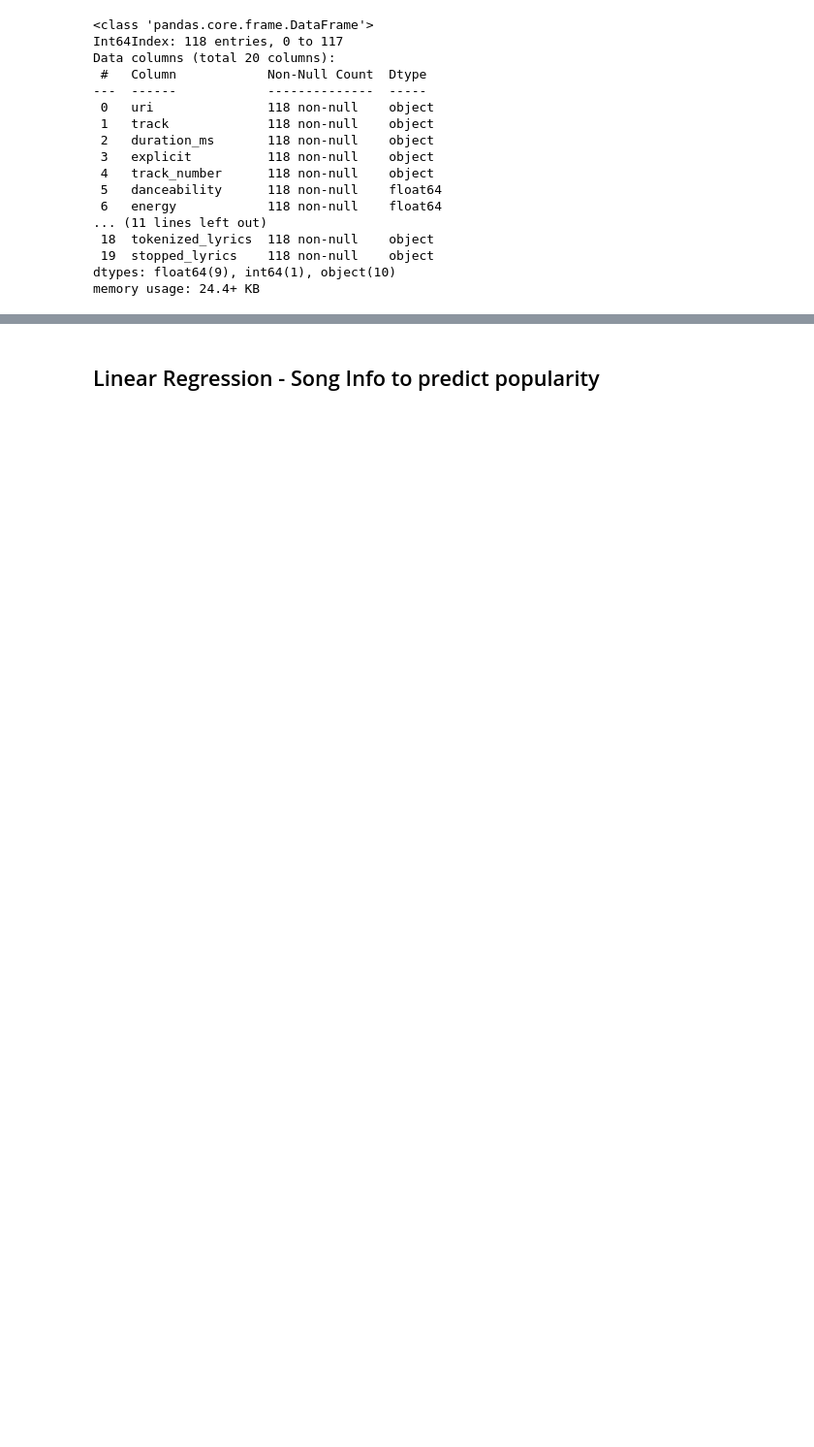
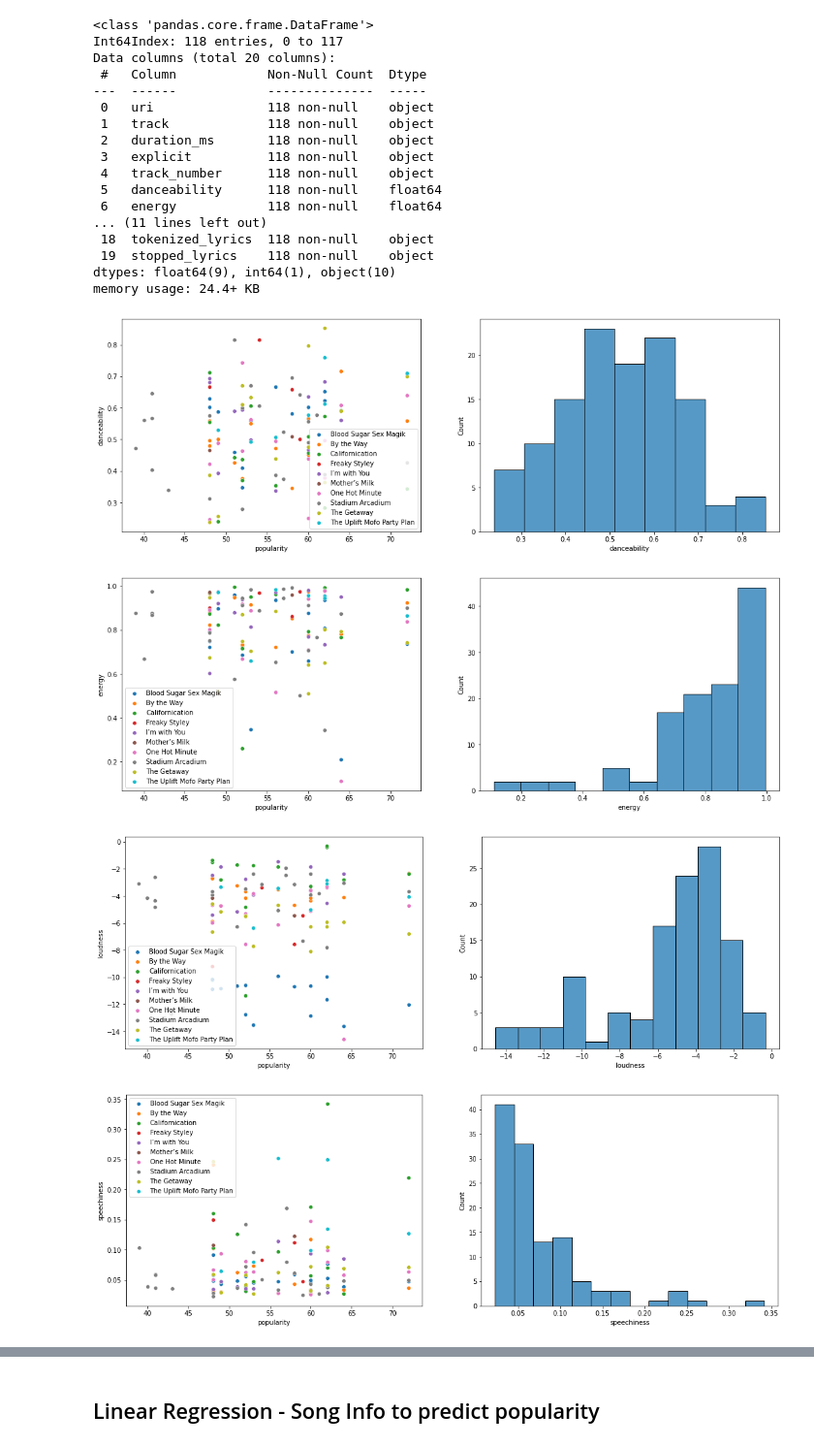
Before and after one commit to klsalcedo/lyric_generation, a Jupyter notebook: lyric_analysis.ipynb, the cells around one changed output, grey strips where cells are left out. Shown at 97% size. Cells and saved outputs as stored; diff of their text form; code cells hidden in the pictures; blank space fills up the shorter version.

```diff
--- a/lyric_analysis.ipynb
+++ b/lyric_analysis.ipynb
@@ -875,11 +829,3 @@ Name: album, dtype: int64
 #     album_word_freq(rhcp, album_names[albums], 20)
 # %% [markdown]
 ## EDA - other song info
-# %%
-grouped = rhcp.groupby('album')
-# grouped.plot(grouped['danceability'], kind='bar')
-fix, ax = plt.subplots(figsize=(8,6))
-for name, group in grouped:
-    sns.scatterplot(x=group['popularity'], y=group['energy'], label=name)
-#     plt.plot(group["popularity"], group["energy"], marker="o", linestyle="", label=name)
-    plt.legend()
@@ -909,0 +852,15 @@ cont_var =
+# %%
+grouped = rhcp.groupby('album')
+cont_var = rhcp.select_dtypes(exclude='object').columns
+
+for column in cont_var:
+    fix, ax = plt.subplots(1,2, figsize=(18,6))
+    for name, group in grouped:
+        sns.scatterplot(x=group['popularity'], y=group[column], label=name, ax=ax[0])
+    sns.histplot(data=rhcp, x=column, ax=ax[1])
+    plt.show()
+# %% [output]
+[figure, added]
+[figure, added]
+[figure, added]
+[figure, added]
```
Also changed, not shown: parts of 30 cells of this notebook.
